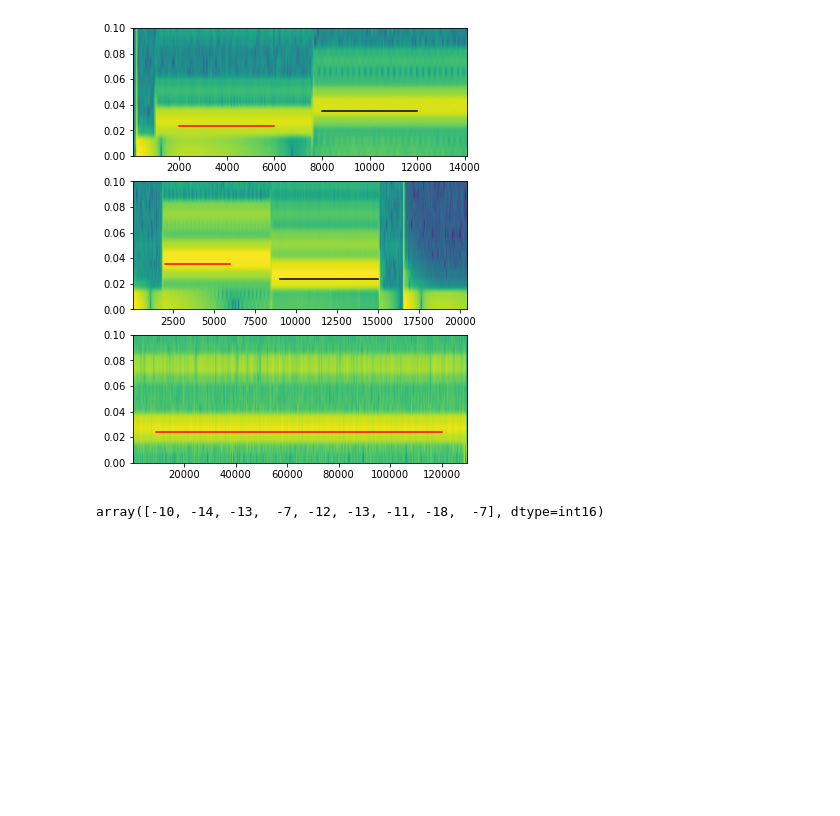
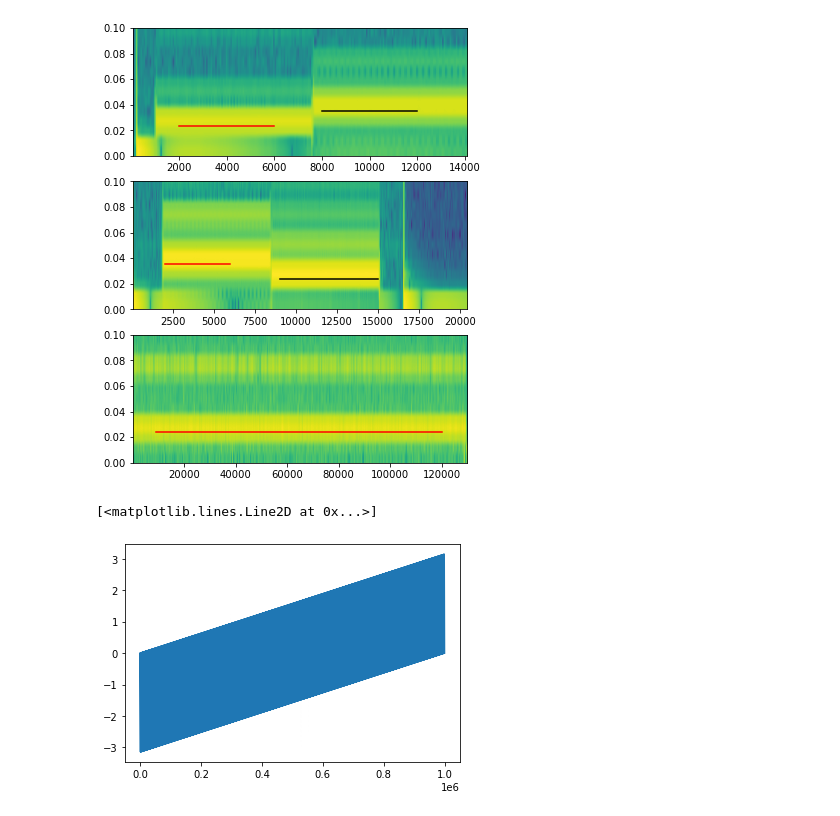
Before and after one commit to kootsoop/DSP.SE, a Jupyter notebook: Python/Q78131-matching-short-tones/Q78131-matching-short-tones.ipynb, the cells around one changed output. Cells and saved outputs as stored; diff of their text form; code cells hidden in the pictures; blank space fills up the shorter version.

```diff
--- a/Python/Q78131-matching-short-tones/Q78131-matching-short-tones.ipynb
+++ b/Python/Q78131-matching-short-tones/Q78131-matching-short-tones.ipynb
@@ -102,7 +102,7 @@ def qnf(sig):
     #
     b=[1];
     nm=t-1;
-    for jjj in [1,2]:
+    for jjj in [1,2,3,4]:
         for q in np.arange(ns):
             c=[1,-a[q],1];
             y[:,q] = signal.lfilter(b,c,sig[:,q])
@@ -151,7 +151,14 @@ axs[2].set_ylim([0,0.1])
 # %% [output]
 (0.0, 0.1)
 [figure]
-# %%
-tone1[1:10]
-# %% [output]
-array([-10, -14, -13,  -7, -12, -13, -11, -18,  -7], dtype=int16)
+# %%
+Nruns = 1000
+results = np.zeros(shape=(Nruns*Nruns,3))
+run_number = 0
+for omega in np.linspace(0.001,np.pi,Nruns):
+    for phi in np.linspace(0,np.pi,Nruns):
+        results[run_number] =  [omega,phi,qnf(np.sin(omega*np.arange(0,1000)+phi))[0]]
+        run_number = run_number + 1
+# %% [output]
+[<matplotlib.lines.Line2D at 0x...>]
+[figure, added]
```
Also changed, not shown: parts of 2 cells of this notebook, 3 other files.
